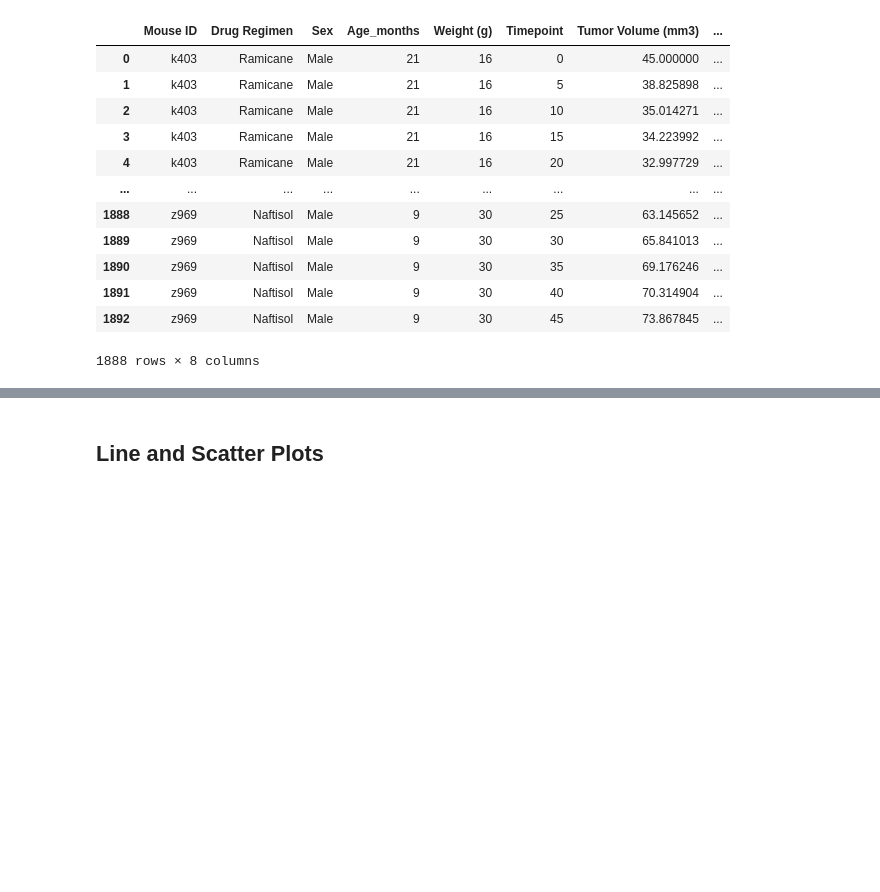
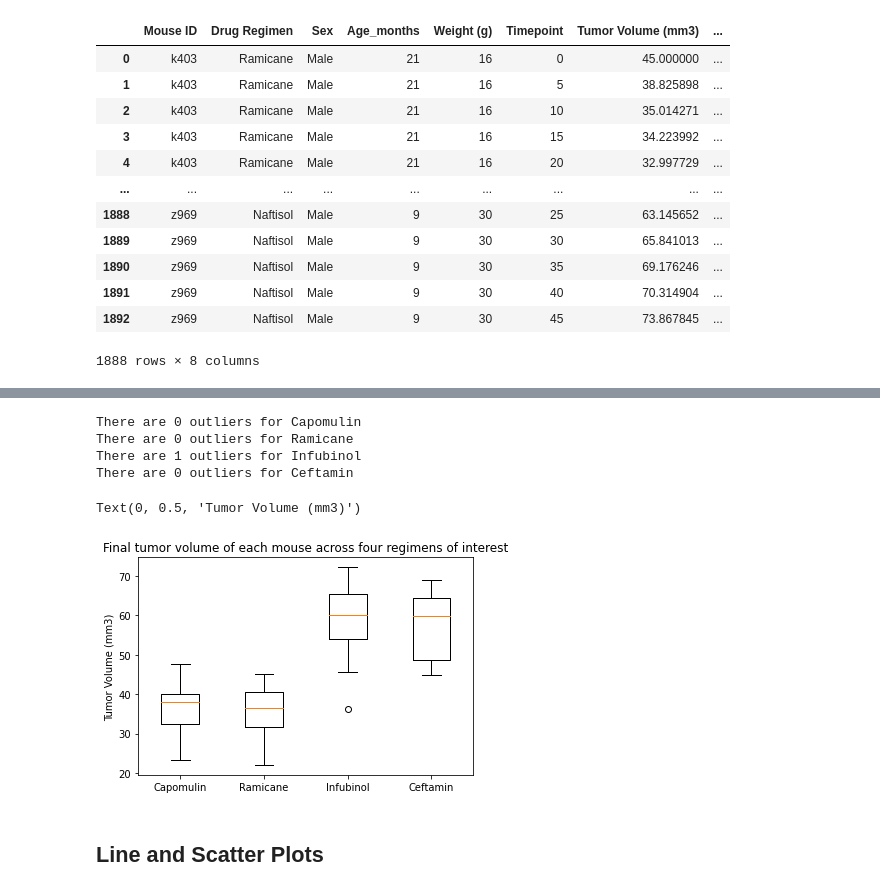
Before and after one commit to Carly-Jane/Matplotlib_Homework_Carly_Wieland, a Jupyter notebook: pymaceuticals_starter.ipynb, the cells around one changed output, grey strips where cells are left out. Drawn from its saved outputs; the diff is of its cells as text; code cells hidden in the pictures; blank space fills up the shorter version.

Commit message:
Quartiles, Outliers & Boxplots section complete, just needs tidying up

```diff
--- a/pymaceuticals_starter.ipynb
+++ b/pymaceuticals_starter.ipynb
@@ -183,3 +183,14 @@ study_data_complete_clean
 
 
 # Merge this group df with the original dataframe to get the tumor volume at the last timepoint
+
+max_time_point_mouse = study_data_complete_clean.groupby("Mouse ID").agg(max_timepoint=('Timepoint','max'))
+max_time_df = pd.merge(study_data_complete_clean, max_time_point_mouse, on="Mouse ID")
+max_time_df = max_time_df[max_time_df["Timepoint"] == max_time_df["max_timepoint"]]
+#Capomulin, Ramicane, Infubinol, and Ceftamin
+max_time_df = max_time_df[max_time_df["Drug Regimen"].isin(["Capomulin", "Ramicane", "Infubinol","Ceftamin"])]
+
+
+max_time_df = max_time_df[["Drug Regimen", "Timepoint", "Tumor Volume (mm3)", "max_timepoint"]]
+
+max_time_df
@@ -200,6 +225,39 @@ study_data_complete_clean
 
 
     # Determine outliers using upper and lower bounds
+# %%
+tumor_vol_list = []
+
+for treatment in ["Capomulin", "Ramicane", "Infubinol", "Ceftamin"]:
+    # Get the tumor volume for each mouse at the last timepoint for each treatment
+    tumor_vol_df = max_time_df.loc[max_time_df["Drug Regimen"] == treatment]
+    tumor_vol_list.append(tumor_vol_df["Tumor Volume (mm3)"].values)
+# %%
+for treatment in ["Capomulin", "Ramicane", "Infubinol", "Ceftamin"]:
+    # Get the tumor volume for each mouse at the last timepoint for each treatment
+    tumor_vol_df = max_time_df.loc[max_time_df["Drug Regimen"] == treatment]
+    # Calculate the IQR
+    IQR = np.subtract(*np.percentile(tumor_vol_df["Tumor Volume (mm3)"], [75, 25]))
+    # Calculate the lower and upper bounds for the outliers
+    lower_bound = tumor_vol_df["Tumor Volume (mm3)"].quantile(0.25) - 1.5 * IQR
+    upper_bound = tumor_vol_df["Tumor Volume (mm3)"].quantile(0.75) + 1.5 * IQR
+    # Calculate the number of outliers
+    num_outliers = len(tumor_vol_df.loc[(tumor_vol_df["Tumor Volume (mm3)"] < lower_bound) | (tumor_vol_df["Tumor Volume (mm3)"] > upper_bound)])
+    # Print the number of outliers
+    print("There are {} outliers for {}".format(num_outliers, treatment))
+# %% [output]
+There are 0 outliers for Capomulin
+There are 0 outliers for Ramicane
+There are 1 outliers for Infubinol
+There are 0 outliers for Ceftamin
 # %%
 # Generate a box plot of the final tumor volume of each mouse across four regimens of interest
 # https://matplotlib.org/stable/gallery/pyplots/boxplot_demo_pyplot.html
+
+plt.boxplot(tumor_vol_list)
+plt.xticks([1, 2, 3, 4], ["Capomulin", "Ramicane", "Infubinol", "Ceftamin"])
+plt.title("Final tumor volume of each mouse across four regimens of interest")
+plt.ylabel("Tumor Volume (mm3)")
+# %% [output]
+Text(0, 0.5, 'Tumor Volume (mm3)')
+[figure, added]
```
Also changed, not shown: parts of 6 cells of this notebook.
